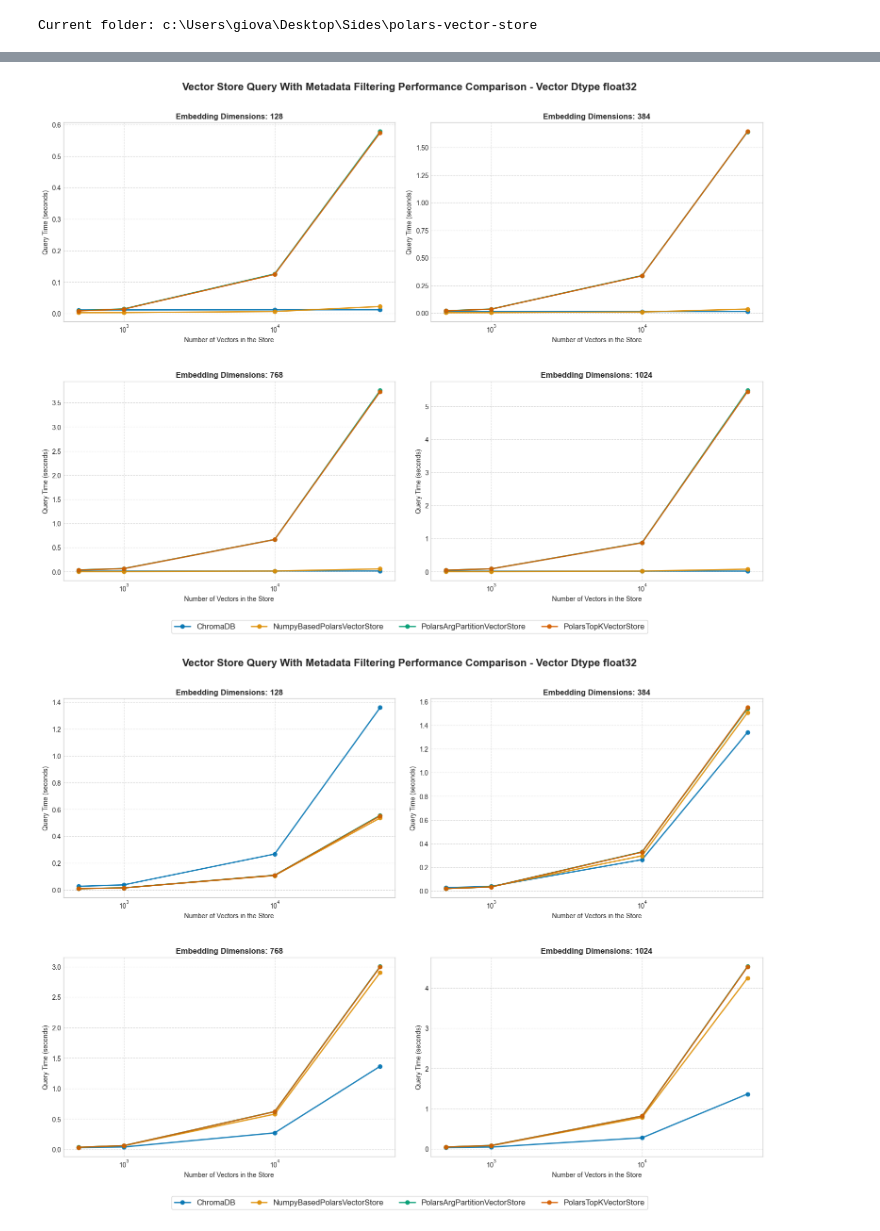
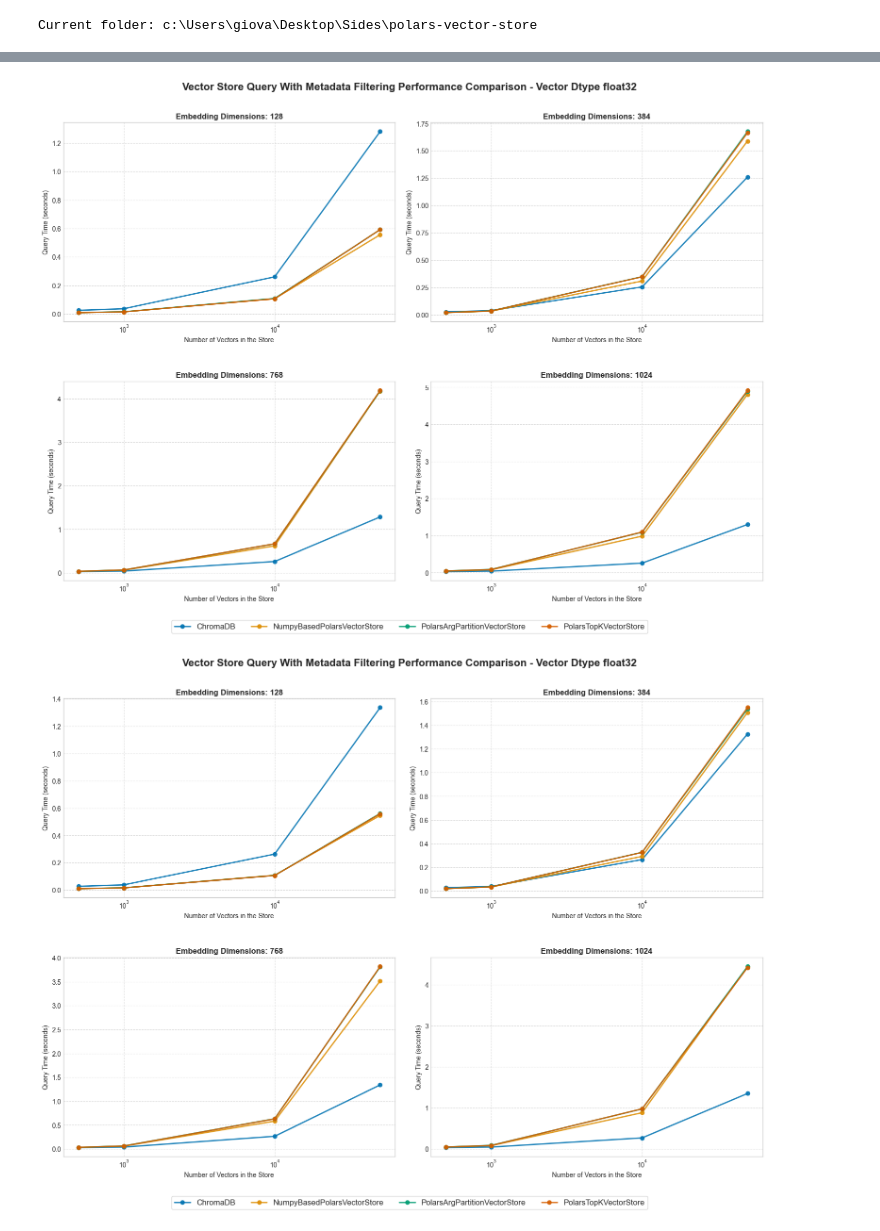
Before and after one commit to GiovanniGiacometti/polars-vector-store, a Jupyter notebook: notebooks/4. visualize-benchmark-results.ipynb, the cells around one changed output, grey strips where cells are left out. Drawn from its saved outputs; the diff is of its cells as text; code cells hidden in the pictures.

Commit message:
Notebook plots

```diff
--- a/notebooks/4. visualize-benchmark-results.ipynb
+++ b/notebooks/4. visualize-benchmark-results.ipynb
@@ -80,7 +160,9 @@ for i, embedding_dim in enumerate(EMBEDDING_DIMS):
     # Plot each vectorstore with custom formatting
     handles, labels = [], []
     for j, vectorstore_class in enumerate(vectorstores_classes):
-        data = dtype_results[embedding_dim][f"{vectorstore_class.__name__} - query"]
+        data = dtype_results[embedding_dim][
+            f"{vectorstore_class.__name__} - query 1 metadata"
+        ]
 
         # Plot with markers and better line style
         (line,) = ax.plot(
@@ -103,34 +185,34 @@ for i, embedding_dim in enumerate(EMBEDDING_DIMS):
         labels_list = labels
 
     # Improve title and labels
     ax.set_title(
         f"Embedding Dimensions: {embedding_dim}",
         fontsize=12,
         fontweight="bold",
     )
     ax.set_xlabel("Number of Vectors in the Store", fontsize=10)
     ax.set_ylabel("Query Time (seconds)", fontsize=10)
     ax.set_xscale("log")
 
     # Add grid for better readability
     ax.grid(True, linestyle="--", alpha=0.7)
 
 # Create a single legend outside of all subplots
 fig.legend(
     handles_list,
     labels_list,
     loc="lower center",
     bbox_to_anchor=(0.5, 0.00),
     ncol=len(vectorstores_classes),
     fontsize=12,
     frameon=True,
     fancybox=True,
 )
 
 
 plt.subplots_adjust(bottom=0.1, hspace=0.3)
 # %% [output]
-[figure, old version]
+[figure, new version]
 # %%
 # Create a figure with proper size and DPI
 fig, axes = plt.subplots(2, 2, figsize=(16, 12))
@@ -161,7 +243,7 @@ for i, embedding_dim in enumerate(EMBEDDING_DIMS):
     handles, labels = [], []
     for j, vectorstore_class in enumerate(vectorstores_classes):
         data = dtype_results[embedding_dim][
-            f"{vectorstore_class.__name__} - query with metadata"
+            f"{vectorstore_class.__name__} - query all (3) metadata"
         ]
 
         # Plot with markers and better line style
@@ -212,4 +294,4 @@ fig.legend(
 
 plt.subplots_adjust(bottom=0.1, hspace=0.3)
 # %% [output]
-[figure, old version]
+[figure, new version]
```
Also changed, not shown: parts of 1 cell of this notebook.
